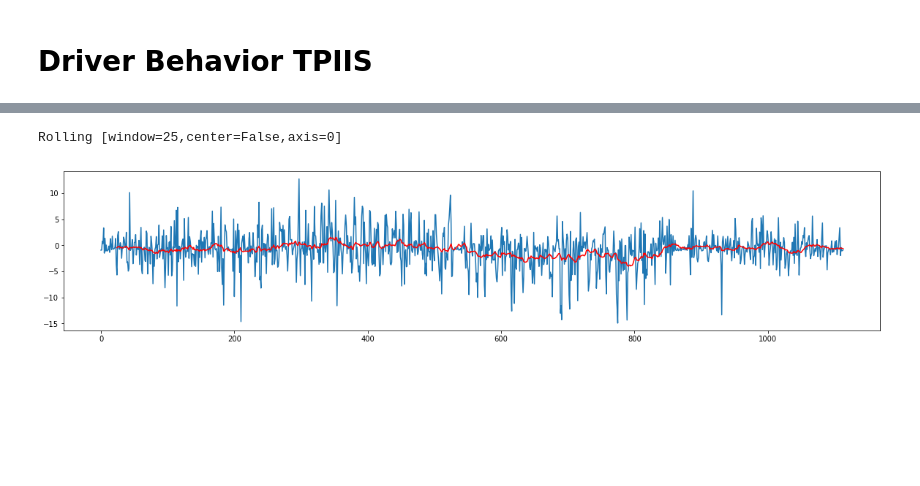
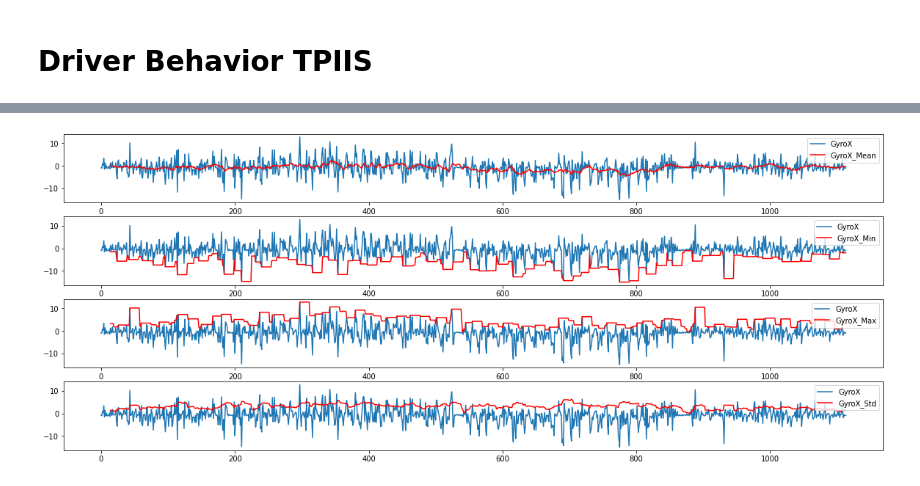
Before and after one commit to diegoftozetto/ml-driverbehavior, a Jupyter notebook: pre-processamento.ipynb, the cells around one changed output, grey strips where cells are left out. Saved outputs shown, nothing was run; the diff lists cells and outputs as text; code cells hidden in the pictures; blank space fills up the shorter version.

```diff
--- a/pre-processamento.ipynb
+++ b/pre-processamento.ipynb
@@ -24,16 +19,37 @@ window = 25
-# %%
-rolling = dataset['GyroX'].rolling(window)
-rolling
-# %% [output]
-Rolling [window=25,center=False,axis=0]
-# %%
-rolling_mean = rolling.mean()
-
-pyplot.figure(figsize=(20,4))
-
-dataset['GyroX'].plot()
-rolling_mean.plot(color='red')
-pyplot.show()
-# %% [output]
-[figure, removed]
+# %%
+'''
+Window
+'''
+#Tamanho da Janela
+window = 15
+# %%
+#Plotar Rolling
+def plotRolling(axis, dataset, window):
+    rolling = dataset[axis].rolling(window)
+
+    plt.figure(figsize=(20,10))
+
+    plt.subplot(511)
+    plt.plot(dataset[axis], color='tab:blue', label=axis)
+    plt.plot(rolling.mean(), color='red', label=axis+'_Mean')
+    plt.legend(loc="upper right")
+
+    plt.subplot(512)
+    plt.plot(dataset[axis], color='tab:blue', label=axis)
+    plt.plot(rolling.min(), color='red', label=axis+'_Min')
+    plt.legend(loc="upper right")
+
+    plt.subplot(513)
+    plt.plot(dataset[axis], color='tab:blue', label=axis)
+    plt.plot(rolling.max(), color='red', label=axis+'_Max')
+    plt.legend(loc="upper right")
+
+    plt.subplot(514)
+    plt.plot(dataset[axis], color='tab:blue', label=axis)
+    plt.plot(rolling.std(), color='red', label=axis+'_Std')
+    plt.legend(loc="upper right")
+
+
+
+    plt.show()
 # %%
@@ -64,4 +81,8 @@ def createNewDataset(dataset, window):
                 dataset = dataset[pd.notnull(dataset[sensors[i]+types[j]+axis[k]])]
 
     return dataset
+# %%
+plotRolling('GyroX', dataset, window)
+# %% [output]
+[figure, added]
 # %%
```
Also changed, not shown: parts of 7 cells of this notebook, 9 other files.
